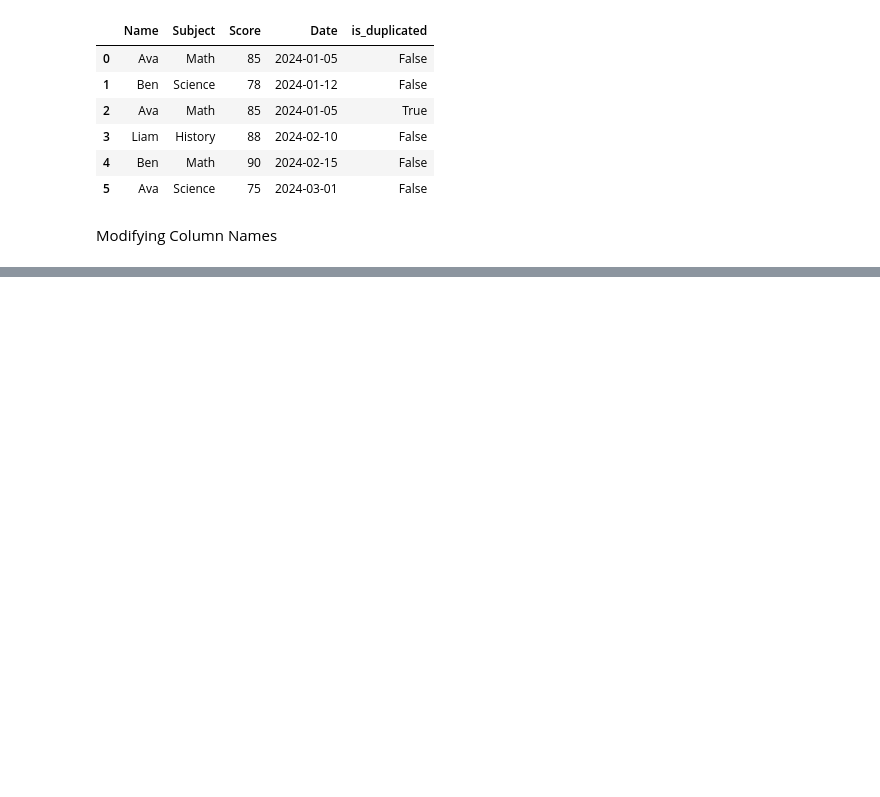
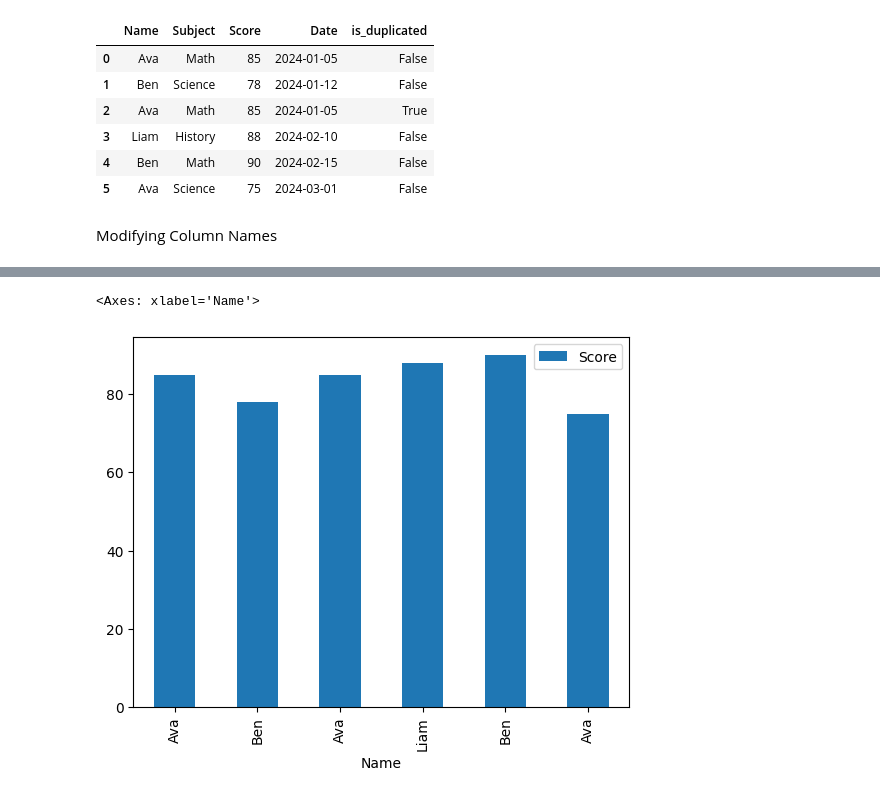
Before and after one commit to llawlaw23/Python_101, a Jupyter notebook: Python.ipynb, the cells around one changed output, grey strips where cells are left out. Cells and saved outputs as stored; diff of their text form; code cells hidden in the pictures; blank space fills up the shorter version.

```diff
--- a/Python.ipynb
+++ b/Python.ipynb
@@ -2294,0 +2333,6 @@ df.columns = ["column_name", "column_name", "column_name", "column_name"]
+# %%
+# Vertical Bar Graph
+df.plot(x =  "Name", y = "Score", kind = "bar",)
+# %% [output]
+<Axes: xlabel='Name'>
+[figure, added]
```
Also changed, not shown: parts of 21 cells of this notebook, 4 other files.
